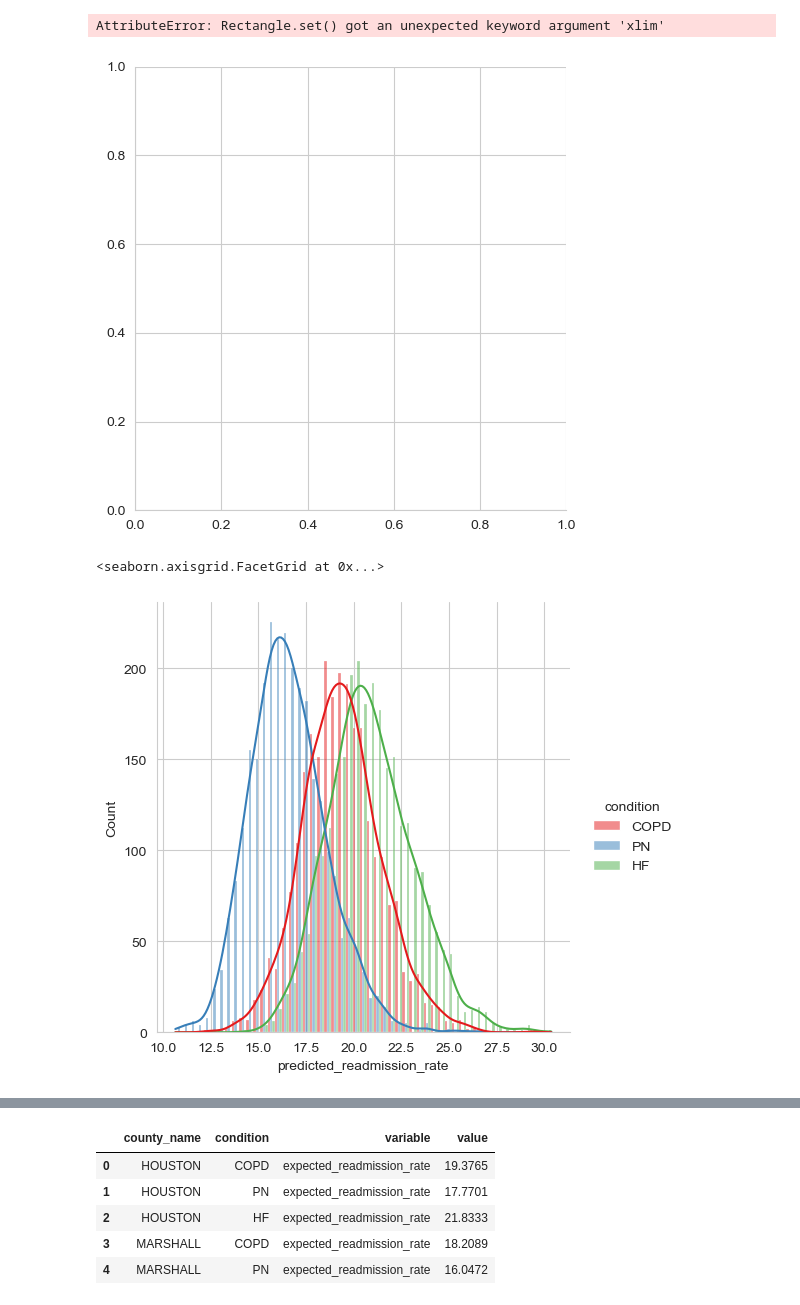
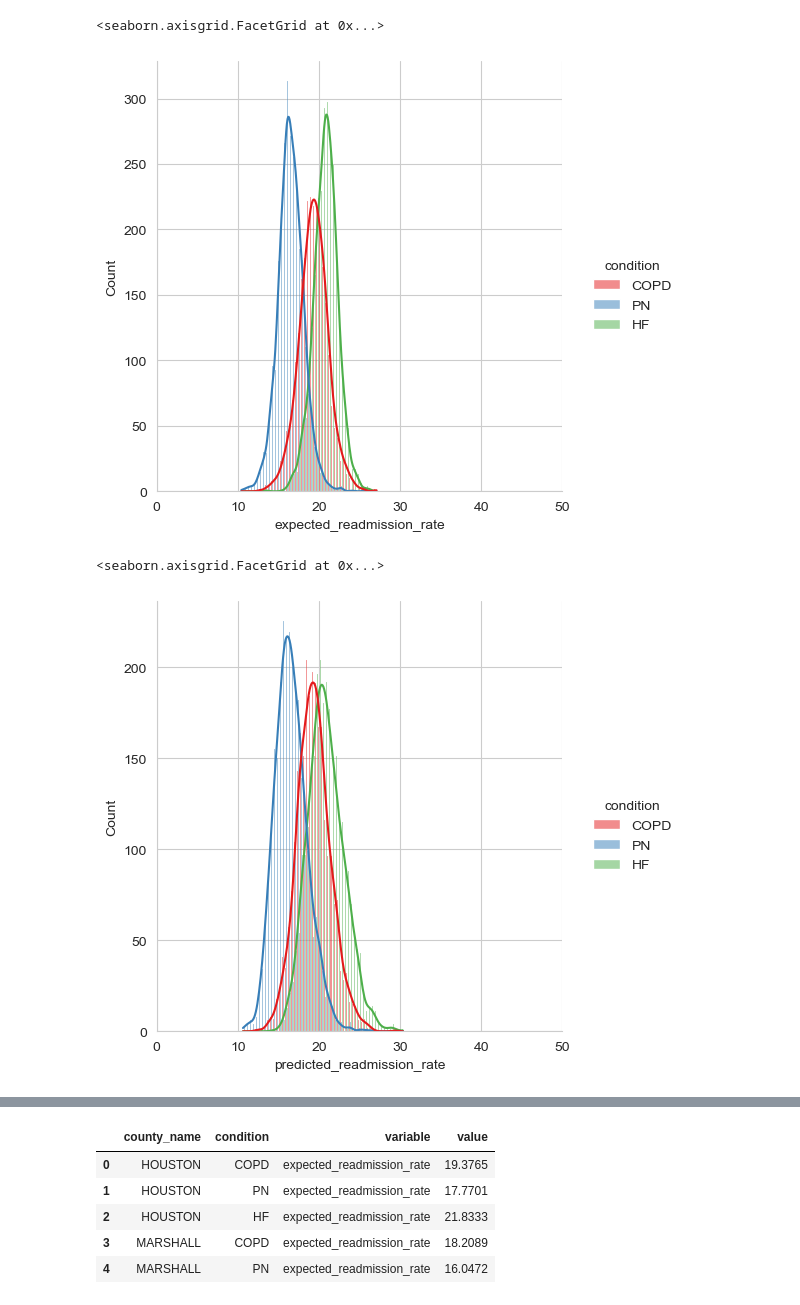
Before and after one commit to DS4A-2023-Team-20/ca-sdoh, a Jupyter notebook: code/batool/eda.ipynb, the cells around one changed output, grey strips where cells are left out. Saved outputs shown, nothing was run; the diff lists cells and outputs as text; code cells hidden in the pictures.

```diff
--- a/code/batool/eda.ipynb
+++ b/code/batool/eda.ipynb
@@ -23,13 +23,13 @@ Index(['facility_name', 'facility_id', 'county_name', 'state', 'condition',
 sns.set_style('whitegrid')
 sns.set_palette("Set1")
 # %%
-sns.displot(df,x='expected_readmission_rate',hue='condition',kde=True,multiple='dodge',xlim=(10,30))
+sns.displot(df,x='expected_readmission_rate',hue='condition',kde=True,multiple='dodge',facet_kws={"xlim":(0,50)})
 # %% [output]
-AttributeError: Rectangle.set() got an unexpected keyword argument 'xlim'
+<seaborn.axisgrid.FacetGrid at 0x...>
-[figure, old version]
+[figure, new version]
 # %%
-sns.displot(df,x='predicted_readmission_rate',hue='condition',kde=True,multiple='dodge')
+sns.displot(df,x='predicted_readmission_rate',hue='condition',kde=True,multiple='dodge',facet_kws={"xlim":(0,50)})
 # %% [output]
 <seaborn.axisgrid.FacetGrid at 0x...>
-[figure, old version]
+[figure, new version]
 # %%
```
Also changed, not shown: parts of 24 cells of this notebook.
